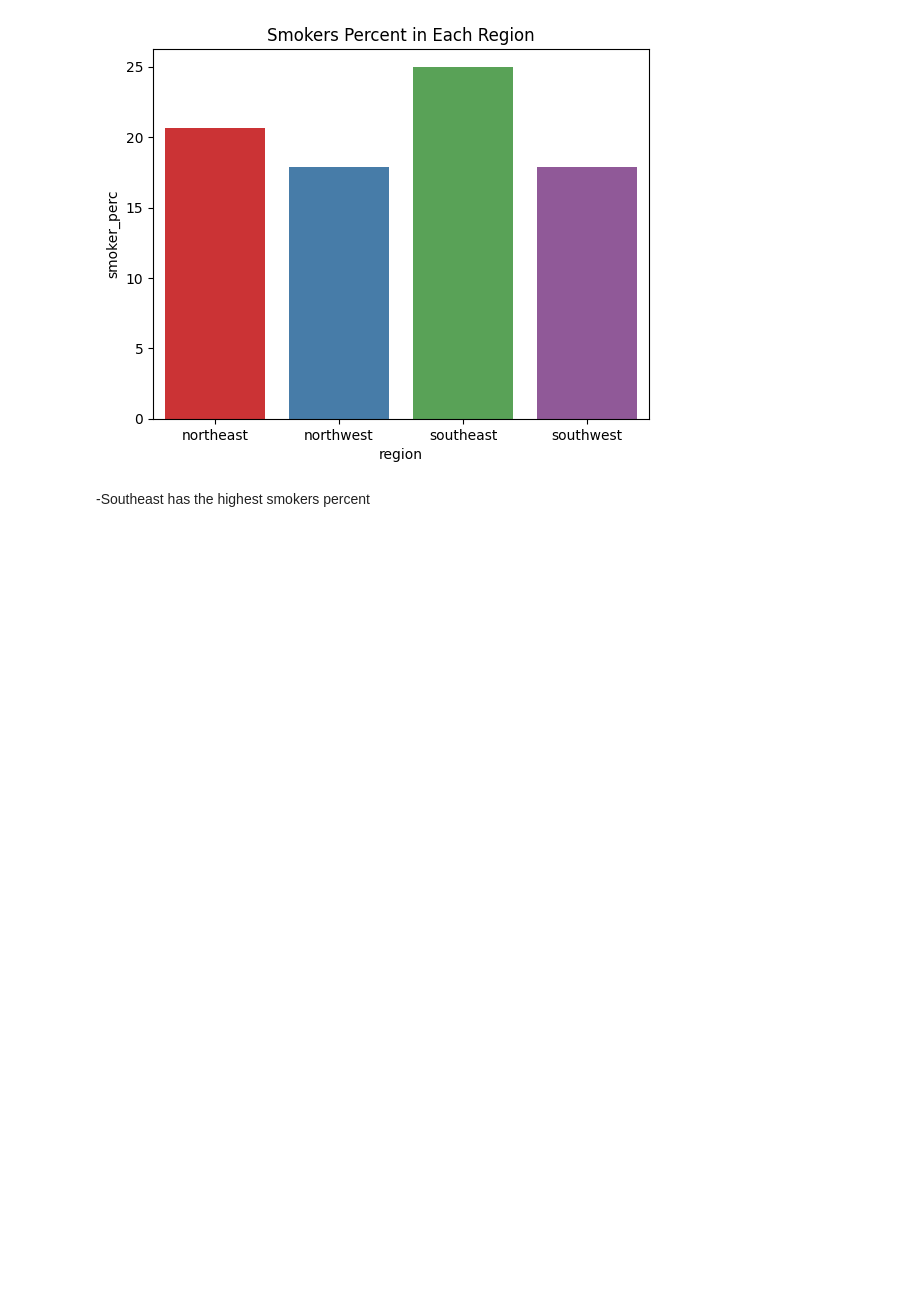
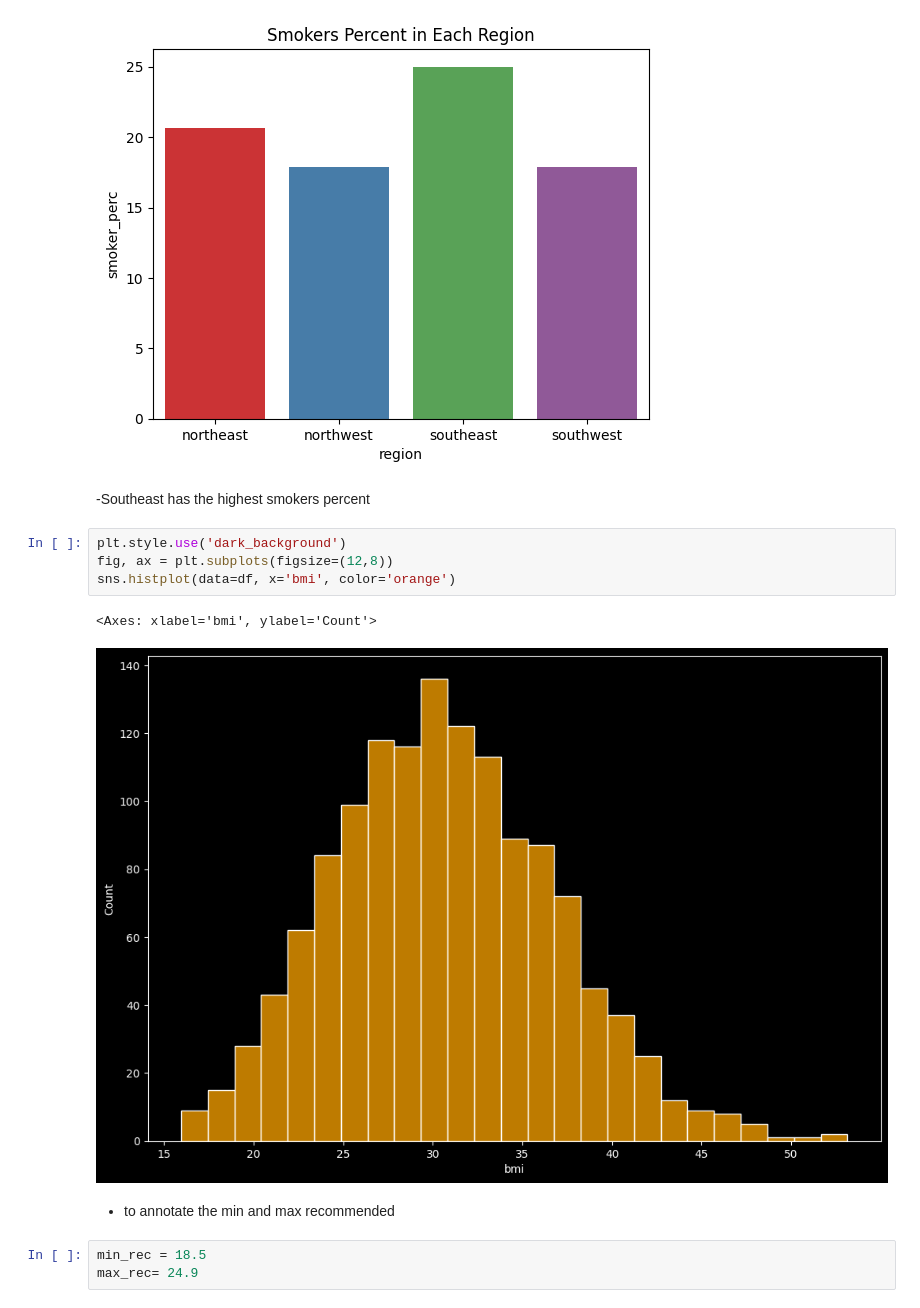
Before and after one commit to basharbayatna/Insurance_Dataset, a Jupyter notebook: Data_Visualization_(Core).ipynb, the cells around one changed output. Cells and saved outputs as stored; diff of their text form; blank space fills up the shorter version.

```diff
--- a/Data_Visualization_(Core).ipynb
+++ b/Data_Visualization_(Core).ipynb
@@ -270,3 +270,15 @@ ax.set(title='Smokers Percent in Each Region')
 [figure]
 # %% [markdown]
 -Southeast has the highest smokers percent
+# %%
+plt.style.use('dark_background')
+fig, ax = plt.subplots(figsize=(12,8))
+sns.histplot(data=df, x='bmi', color='orange')
+# %% [output]
+<Axes: xlabel='bmi', ylabel='Count'>
+[figure, added]
+# %% [markdown]
+- to annotate the min and max recommended
+# %%
+min_rec = 18.5
+max_rec= 24.9
```
Also changed, not shown: parts of 5 cells of this notebook.
